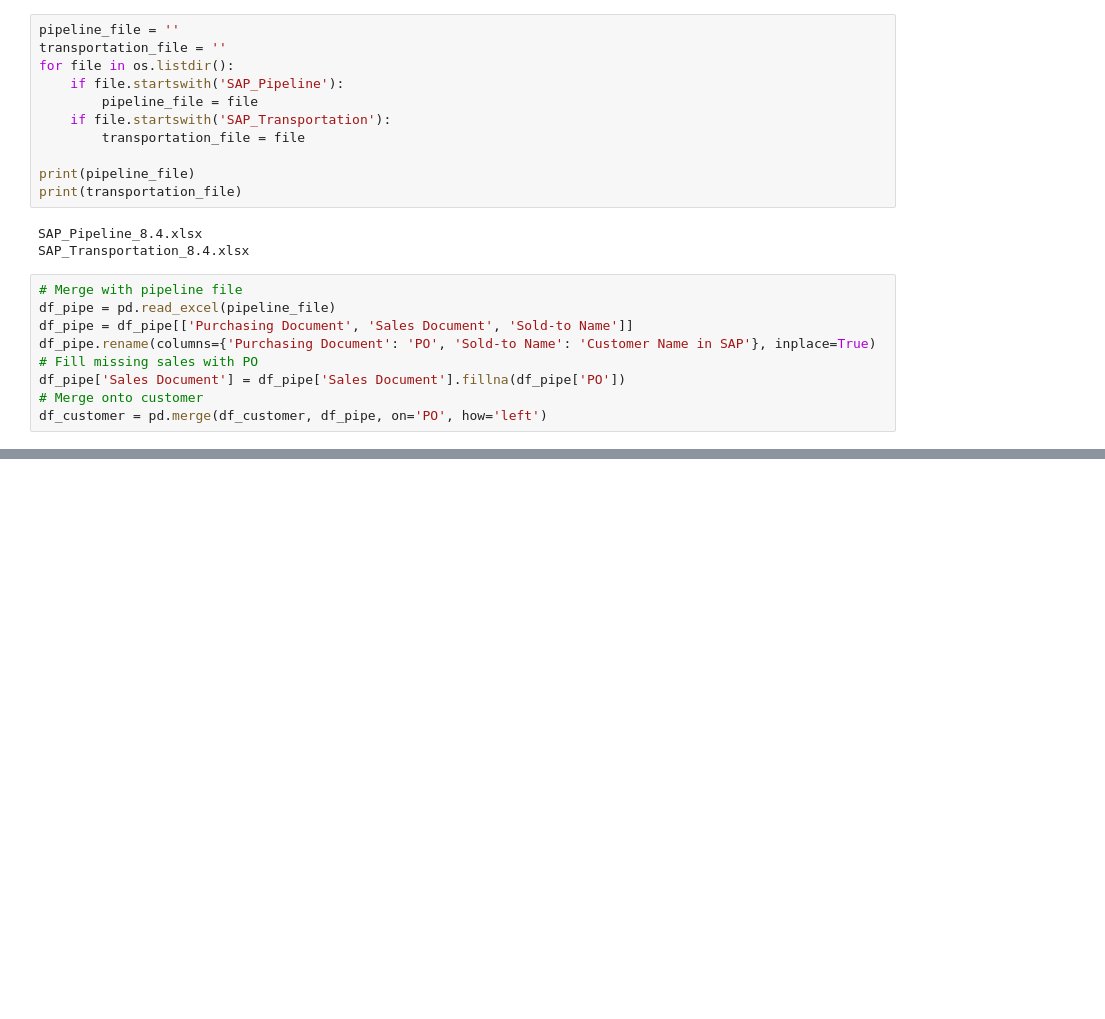
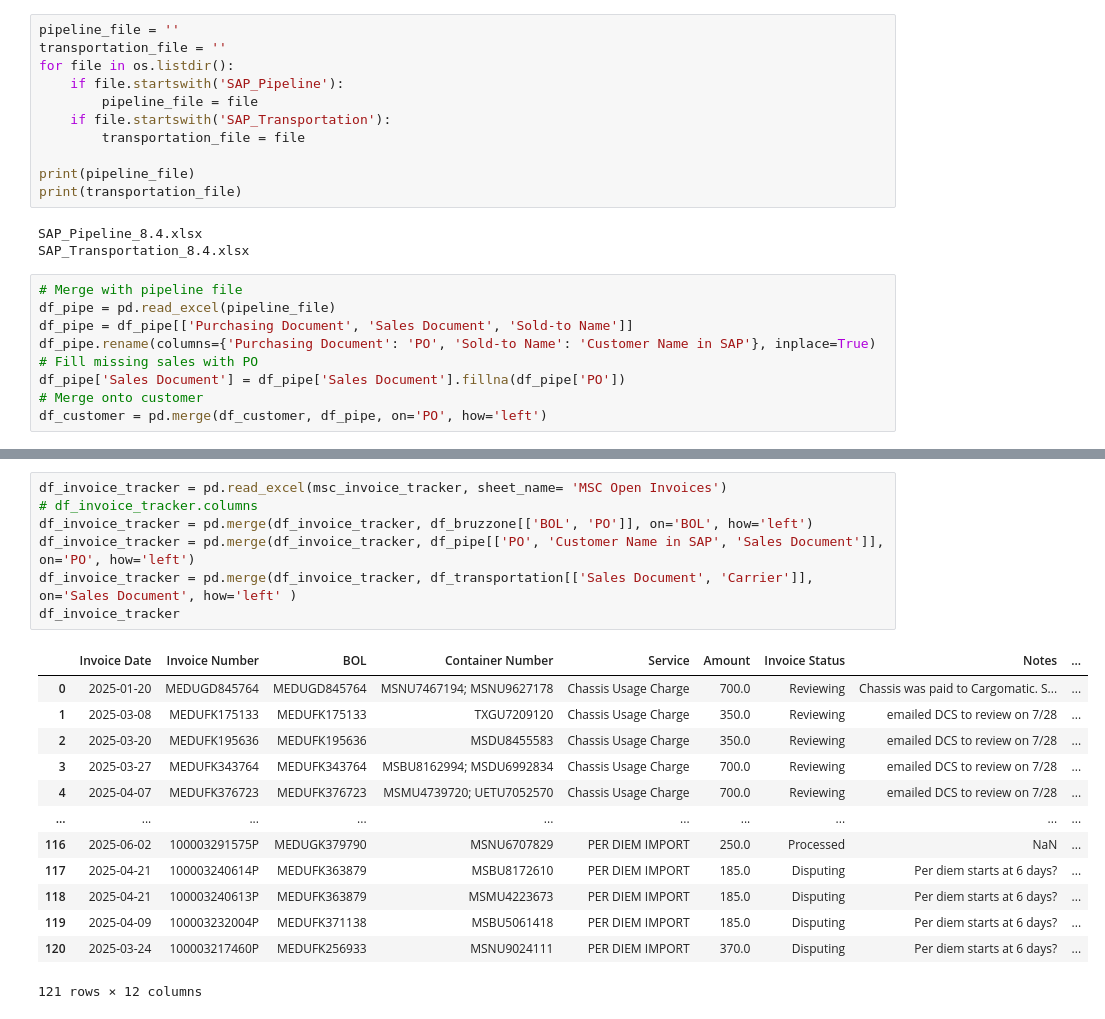
Before and after one commit to arrionc/MSC_SOA_CHECK, a Jupyter notebook: MSC Invoices Review.ipynb, the cells around one changed output, grey strips where cells are left out. Saved outputs shown, nothing was run; the diff lists cells and outputs as text; blank space fills up the shorter version.

```diff
--- a/MSC Invoices Review.ipynb
+++ b/MSC Invoices Review.ipynb
@@ -190,0 +241,21 @@ Index(['Invoice Date', 'Invoice Number', 'BOL', 'Container Number', 'Service',
+# %%
+df_invoice_tracker = pd.read_excel(msc_invoice_tracker, sheet_name= 'MSC Open Invoices')
+# df_invoice_tracker.columns
+df_invoice_tracker = pd.merge(df_invoice_tracker, df_bruzzone[['BOL', 'PO']], on='BOL', how='left')
+df_invoice_tracker = pd.merge(df_invoice_tracker, df_pipe[['PO', 'Customer Name in SAP', 'Sales Document']], on='PO', how='left')
+df_invoice_tracker = pd.merge(df_invoice_tracker, df_transportation[['Sales Document', 'Carrier']], on='Sales Document', how='left' )
+df_invoice_tracker
+# %% [output]
+|  | Invoice Date | Invoice Number | BOL | Container Number | Service | Amount | Invoice Status | Notes | ... |
+| 0 | 2025-01-20 | MEDUGD845764 | MEDUGD845764 | MSNU7467194; MSNU9627178 | Chassis Usage Charge | 700.0 | Reviewing | Chassis was paid to Cargomatic. S... | ... |
+| 1 | 2025-03-08 | MEDUFK175133 | MEDUFK175133 | TXGU7209120 | Chassis Usage Charge | 350.0 | Reviewing | emailed DCS to review on 7/28 | ... |
+| 2 | 2025-03-20 | MEDUFK195636 | MEDUFK195636 | MSDU8455583 | Chassis Usage Charge | 350.0 | Reviewing | emailed DCS to review on 7/28 | ... |
+| 3 | 2025-03-27 | MEDUFK343764 | MEDUFK343764 | MSBU8162994; MSDU6992834 | Chassis Usage Charge | 700.0 | Reviewing | emailed DCS to review on 7/28 | ... |
+| 4 | 2025-04-07 | MEDUFK376723 | MEDUFK376723 | MSMU4739720; UETU7052570 | Chassis Usage Charge | 700.0 | Reviewing | emailed DCS to review on 7/28 | ... |
+| ... | ... | ... | ... | ... | ... | ... | ... | ... | ... |
+| 116 | 2025-06-02 | 100003291575P | MEDUGK379790 | MSNU6707829 | PER DIEM IMPORT | 250.0 | Processed | NaN | ... |
+| 117 | 2025-04-21 | 100003240614P | MEDUFK363879 | MSBU8172610 | PER DIEM IMPORT | 185.0 | Disputing | Per diem starts at 6 days? | ... |
+| 118 | 2025-04-21 | 100003240613P | MEDUFK363879 | MSMU4223673 | PER DIEM IMPORT | 185.0 | Disputing | Per diem starts at 6 days? | ... |
+| 119 | 2025-04-09 | 100003232004P | MEDUFK371138 | MSBU5061418 | PER DIEM IMPORT | 185.0 | Disputing | Per diem starts at 6 days? | ... |
+| 120 | 2025-03-24 | 100003217460P | MEDUFK256933 | MSNU9024111 | PER DIEM IMPORT | 370.0 | Disputing | Per diem starts at 6 days? | ... |
+121 rows × 12 columns
```
Also changed, not shown: parts of 16 cells of this notebook.
